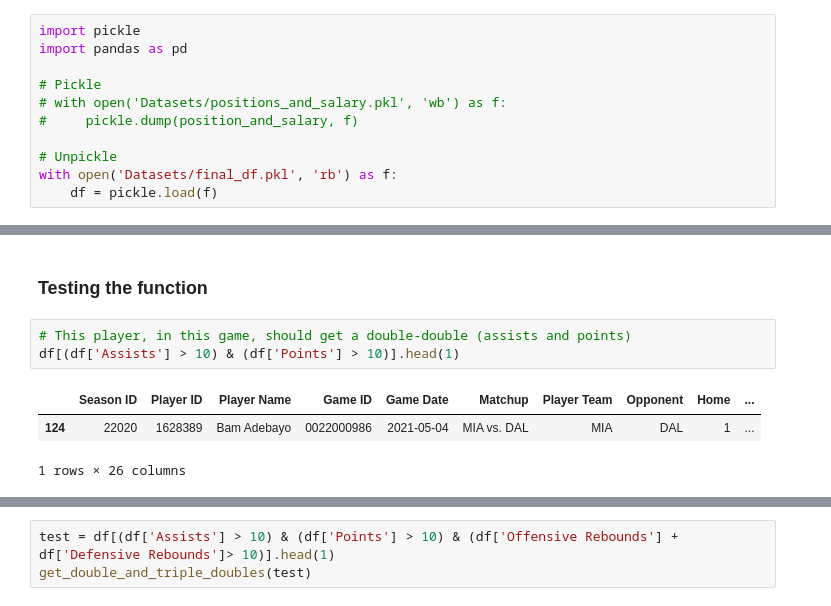
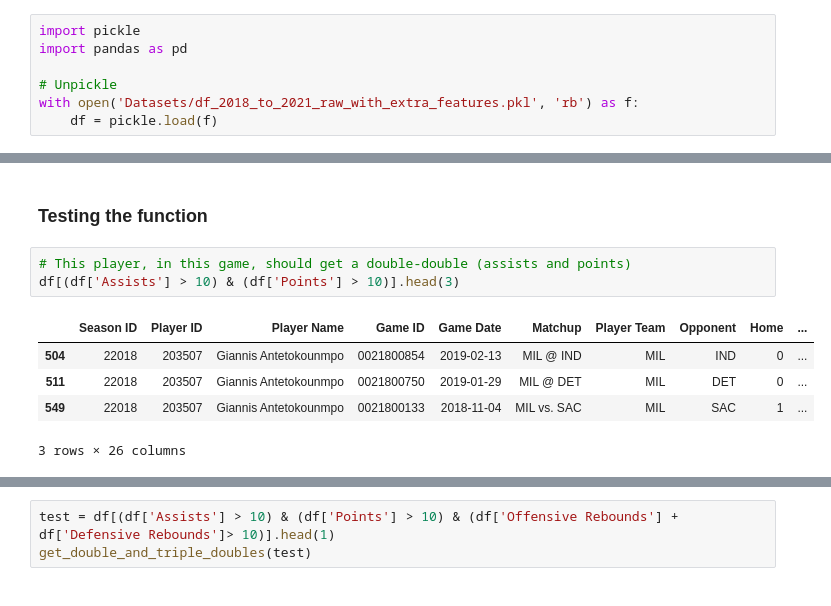
Before and after one commit to pratikgirigoswami/Player-Performance-Improvement-Prediction, a Jupyter notebook: Data Gathering/dataset.ipynb, the cells around one changed output, grey strips where cells are left out. Saved outputs shown, nothing was run; the diff lists cells and outputs as text.

```diff
--- a/Data Gathering/dataset.ipynb
+++ b/Data Gathering/dataset.ipynb
@@ -9,12 +9,8 @@ import pandas as pd
 import pickle
 import pandas as pd
 
-# Pickle
-# with open('Datasets/positions_and_salary.pkl', 'wb') as f:
-#     pickle.dump(position_and_salary, f)
-
 # Unpickle
-with open('Datasets/final_df.pkl', 'rb') as f:
+with open('Datasets/df_2018_to_2021_raw_with_extra_features.pkl', 'rb') as f:
     df = pickle.load(f)
 # %%
 df.head(2)
@@ -56,8 +52,10 @@ def get_double_and_triple_doubles(player_info):
 ### Testing the function
 # %%
 # This player, in this game, should get a double-double (assists and points)
-df[(df['Assists'] > 10) & (df['Points'] > 10)].head(1)
+df[(df['Assists'] > 10) & (df['Points'] > 10)].head(3)
 # %% [output]
 |  | Season ID | Player ID | Player Name | Game ID | Game Date | Matchup | Player Team | Opponent | Home | ... |
-| 124 | 22020 | 1628389 | Bam Adebayo | 0022000986 | 2021-05-04 | MIA vs. DAL | MIA | DAL | 1 | ... |
+| 504 | 22018 | 203507 | Giannis Antetokounmpo | 0021800854 | 2019-02-13 | MIL @ IND | MIL | IND | 0 | ... |
+| 511 | 22018 | 203507 | Giannis Antetokounmpo | 0021800750 | 2019-01-29 | MIL @ DET | MIL | DET | 0 | ... |
+| 549 | 22018 | 203507 | Giannis Antetokounmpo | 0021800133 | 2018-11-04 | MIL vs. SAC | MIL | SAC | 1 | ... |
-1 rows × 26 columns
+3 rows × 26 columns
```
Also changed, not shown: parts of 71 cells of this notebook, 24 other files.
